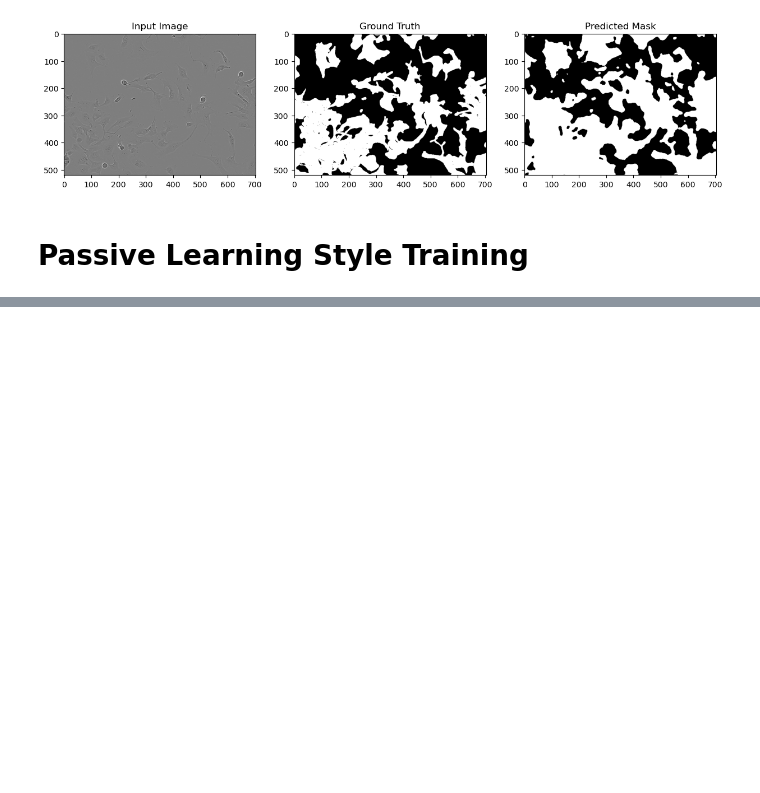
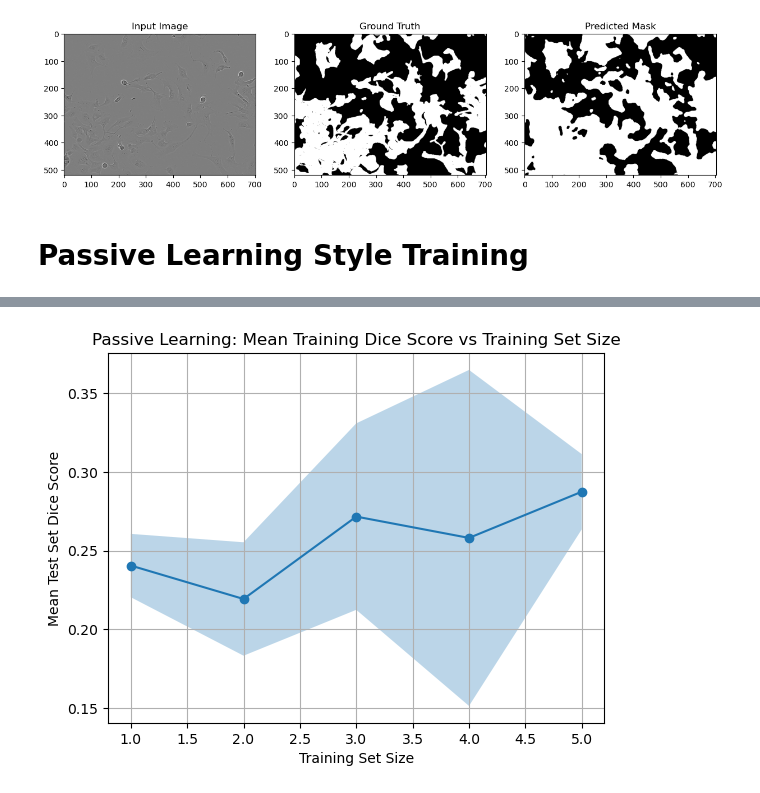
Before and after one commit to Simran-Sodhi/asrProject2025, a Jupyter notebook: Passive_Learning.ipynb, the cells around one changed output, grey strips where cells are left out. Saved outputs shown, nothing was run; the diff lists cells and outputs as text; code cells hidden in the pictures; blank space fills up the shorter version.

```diff
--- a/Passive_Learning.ipynb
+++ b/Passive_Learning.ipynb
@@ -228,13 +228,16 @@ def evaluate_model_on_subset(dataset, subset_indices, test_loader, epochs=5):
             test_dice_scores.append(dice.item())
     return np.mean(train_dice_scores), np.mean(test_dice_scores)
 # %%
-initial_size = 100
-increment = 100
-max_size = int(0.5 * len(train_ds))
+initial_size = 1
+increment = 1
+max_size = int(0.5 * len(train_subset))
 n_simulations = 3
 # %%
 all_indices = list(range(len(train_ds)))
 dataset_sizes = list(range(initial_size, max_size + 1, increment))
+# %%
+all_indices = list(range(len(train_subset)))
+dataset_sizes = list(range(initial_size, max_size + 1, increment))
 # %%
 train_results, test_results = {}, {}
 for sim in range(n_simulations):
@@ -251,11 +270,14 @@ for sim in range(n_simulations):
 # %%
-means = [np.mean(train_results[s]) for s in dataset_sizes]
-std_dev = [np.std(train_results[s] for s in dataset_sizes]
-
-plt.errorbar(dataset_sizes, means, yerr=std_dev, fmt='-o', capsize=5)
+means = np.array([np.mean(train_results[s]) for s in dataset_sizes])
+std_dev = np.array([np.std(train_results[s]) for s in dataset_sizes])
+plt.plot(dataset_sizes, means, '-o')
+plt.fill_between(dataset_sizes, means - std_dev, means + std_dev, alpha=0.3)
+#plt.errorbar(dataset_sizes, means, yerr=std_dev, fmt='-o', capsize=5)
 plt.title("Passive Learning: Mean Training Dice Score vs Training Set Size")
 plt.xlabel("Training Set Size")
 plt.ylabel("Mean Test Set Dice Score")
 plt.grid(True)
 plt.show()
+# %% [output]
+[figure, added]
 # %%
```
Also changed, not shown: parts of 4 cells of this notebook, 1 other file.
